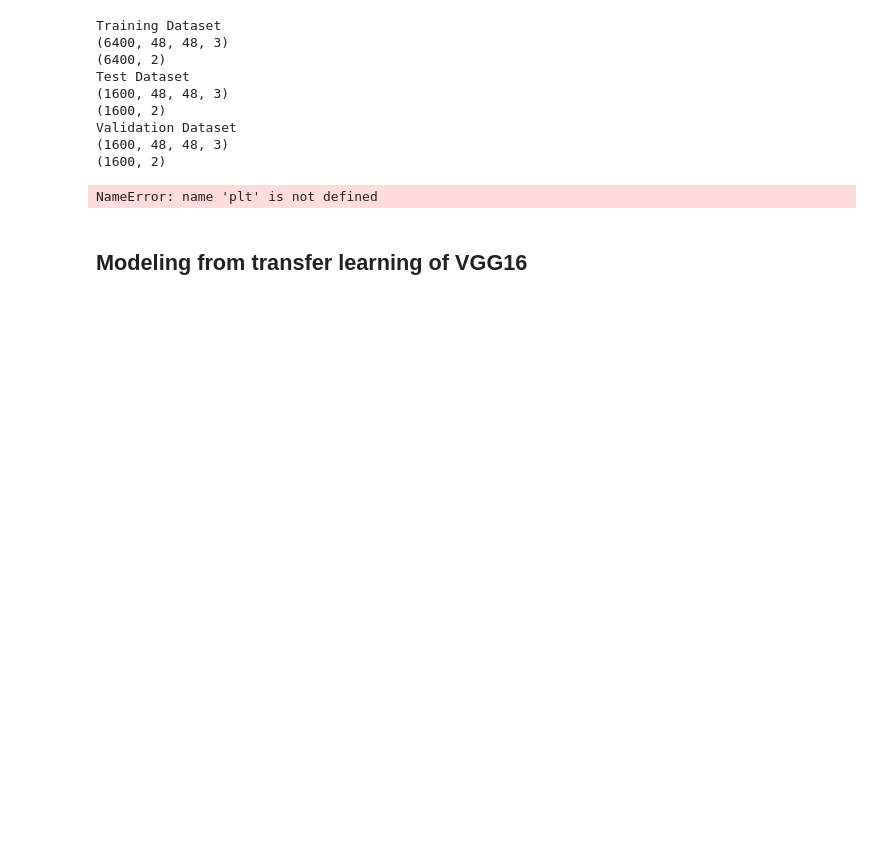
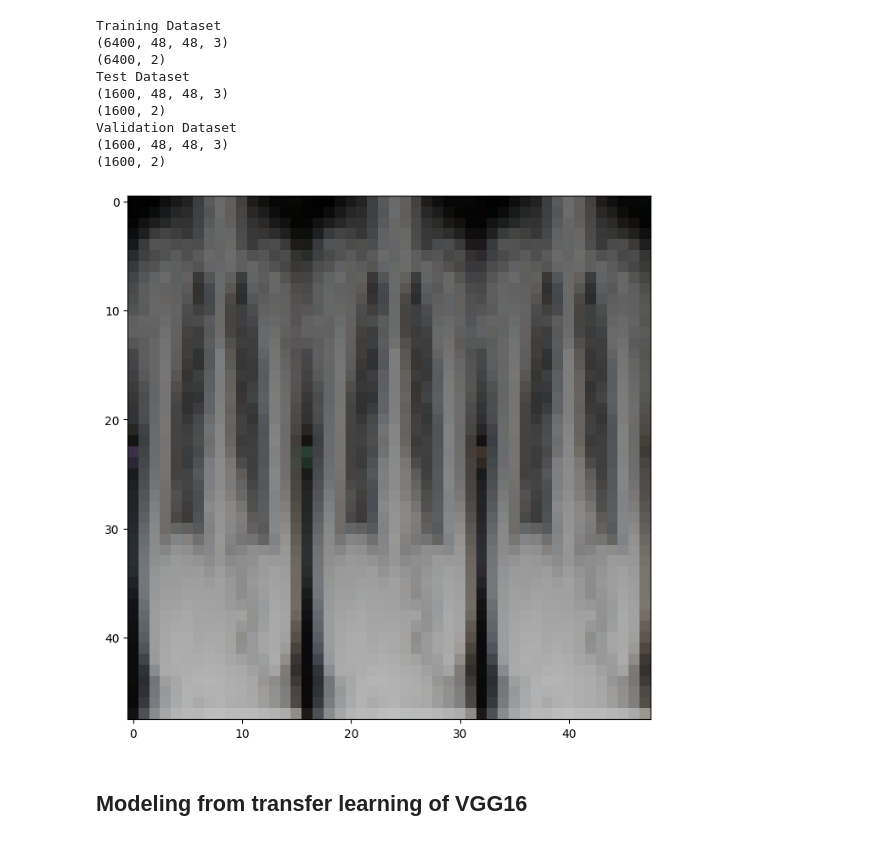
Before and after one commit to ythung85/Mixture_model, a Jupyter notebook: preprocessingcovid.ipynb, the cells around one changed output. Drawn from its saved outputs; the diff is of its cells as text; code cells hidden in the pictures; blank space fills up the shorter version.

```diff
--- a/preprocessingcovid.ipynb
+++ b/preprocessingcovid.ipynb
@@ -152,10 +154,11 @@ Validation Dataset
 (1600, 48, 48, 3)
 (1600, 2)
 # %%
-impl
+plt.figure(figsize=(10,8))
 plt.imshow(x[0].astype('int32'))
+plt.show()
 # %% [output]
-NameError: name 'plt' is not defined
+[figure, added]
 # %% [markdown]
 ## Modeling from transfer learning of VGG16
 # %%
```
Also changed, not shown: parts of 7 cells of this notebook.
